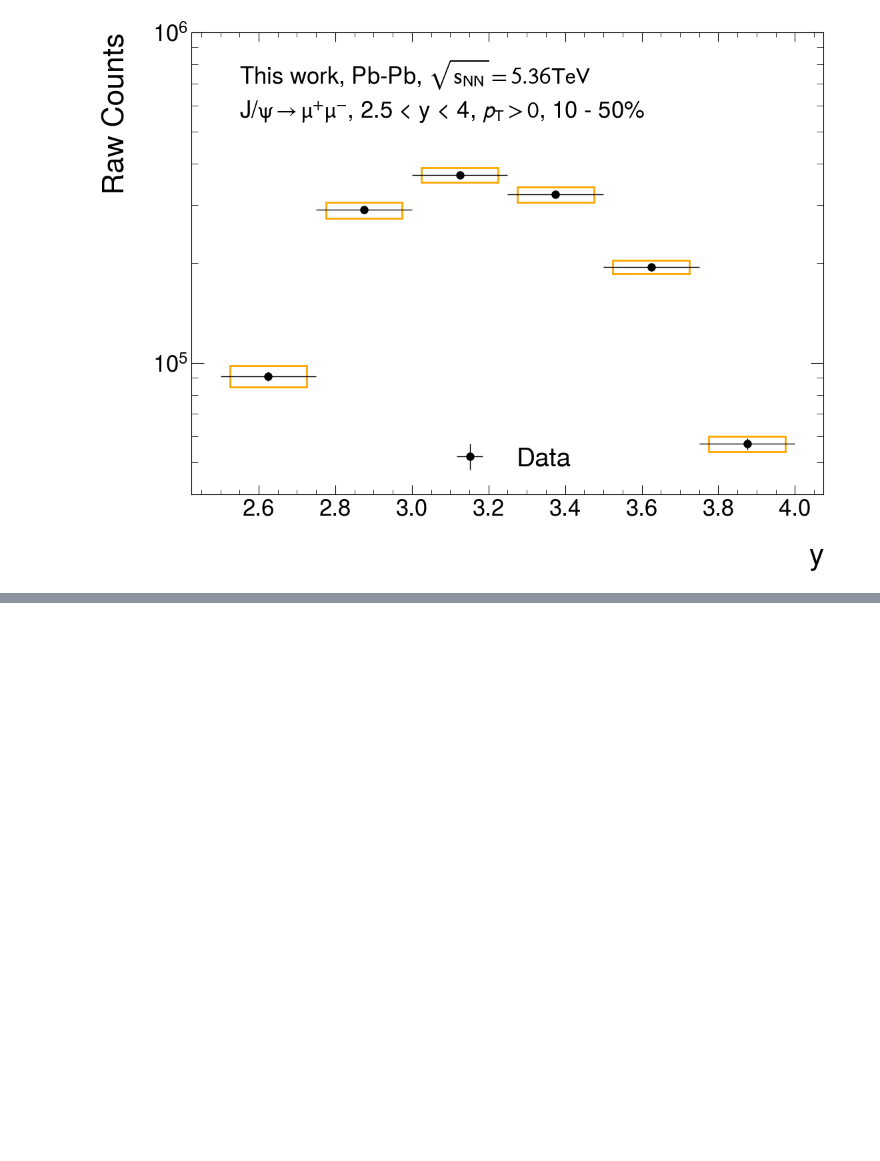
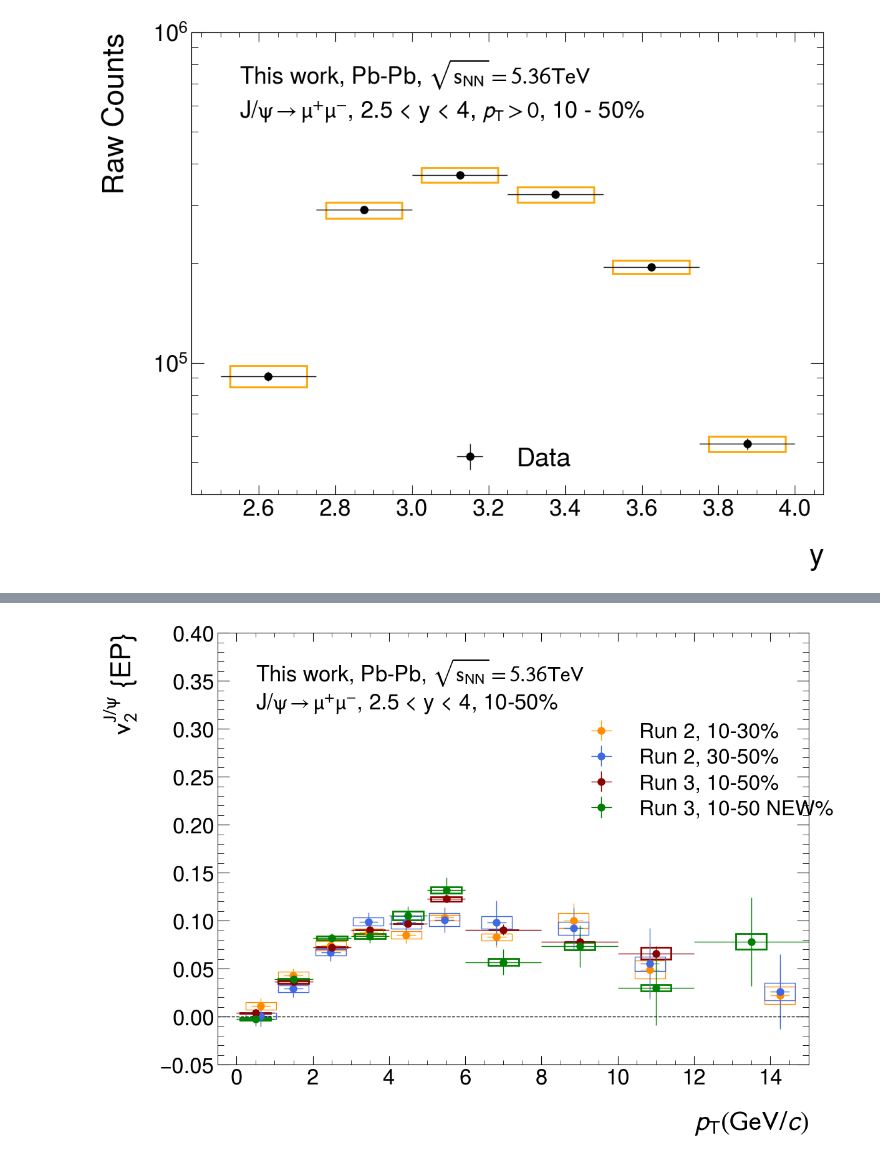
Before and after one commit to lucamicheletti93/jpsi_flow_run3, a Jupyter notebook: utils/plot_v2_results.ipynb, the cells around one changed output, grey strips where cells are left out. Cells and saved outputs as stored; diff of their text form; code cells hidden in the pictures; blank space fills up the shorter version.

```diff
--- a/utils/plot_v2_results.ipynb
+++ b/utils/plot_v2_results.ipynb
@@ -193,0 +140,24 @@ plt.show()
+# %%
+# Creating histogram
+fig, ax = plt.subplots()
+plot_syst(pt_rebin, 0.4, v2_jpsi_vs_pt_10_50_rebin, syst_v2_jpsi_vs_pt_10_50_rebin, ax, 'darkred', 2)
+plot_syst(pt_run2, 0.4, v2_jpsi_run2_vs_pt_10_30, syst_v2_jpsi_run2_vs_pt_10_30, ax, 'darkorange', 1)
+plot_syst(pt_run2, 0.4, v2_jpsi_run2_vs_pt_30_50, syst_v2_jpsi_run2_vs_pt_30_50, ax, 'royalblue', 1)
+plot_syst(pt_final, 0.4, v2_jpsi_vs_pt_10_50_final, syst_v2_jpsi_vs_pt_10_50_final, ax, 'green', 2)
+
+plt.xlabel(r'$\it{p}_{\rm{T}} (\rm{GeV}/\it{c})$')
+plt.ylabel(r'$v_{2}^{J/\psi}$ {EP}')
+plt.xlim(-0.5, 15)
+plt.ylim(-0.05, 0.40)
+plt.errorbar(pt_run2, v2_jpsi_run2_vs_pt_10_30, xerr=err_pt_run2, yerr=stat_v2_jpsi_run2_vs_pt_10_30, label="Run 2, 10-30%", fmt='o', color='darkorange', ecolor='orange')
+plt.errorbar(pt_run2, v2_jpsi_run2_vs_pt_30_50, xerr=err_pt_run2, yerr=stat_v2_jpsi_run2_vs_pt_30_50, label="Run 2, 30-50%", fmt='o', color='royalblue', ecolor='royalblue')
+plt.errorbar(pt_rebin, v2_jpsi_vs_pt_10_50_rebin, xerr=err_pt_rebin, yerr=stat_v2_jpsi_vs_pt_10_50_rebin, label="Run 3, 10-50%", fmt='o', color='darkred', ecolor='darkred')
+plt.errorbar(pt_final, v2_jpsi_vs_pt_10_50_final, xerr=err_pt_final, yerr=stat_v2_jpsi_vs_pt_10_50_final, label="Run 3, 10-50 NEW%", fmt='o', color='green', ecolor='green')
+plt.legend(loc=(0.6, 0.55), fontsize='xx-large')
+plt.text(0.5, 0.35, r'This work, Pb-Pb, $\sqrt{s_{\rm{NN}}} = 5.36 TeV$', fontsize=25)
+plt.text(0.5, 0.32, r'J/$\psi\rightarrow\mu^{+}\mu^{-}$, 2.5 < y < 4, 10-50%', fontsize=25)
+plt.axhline(y=0., color='black', linestyle='--')
+plt.savefig("/Users/lucamicheletti/GITHUB/jpsi_flow_run3/figures/v2_jpsi_vs_pt_centr_10_50_run2_vs_run3.pdf", format="pdf", bbox_inches="tight")
+plt.show()
+# %% [output]
+[figure, added]
```
Also changed, not shown: parts of 7 cells of this notebook, 4 other files.
